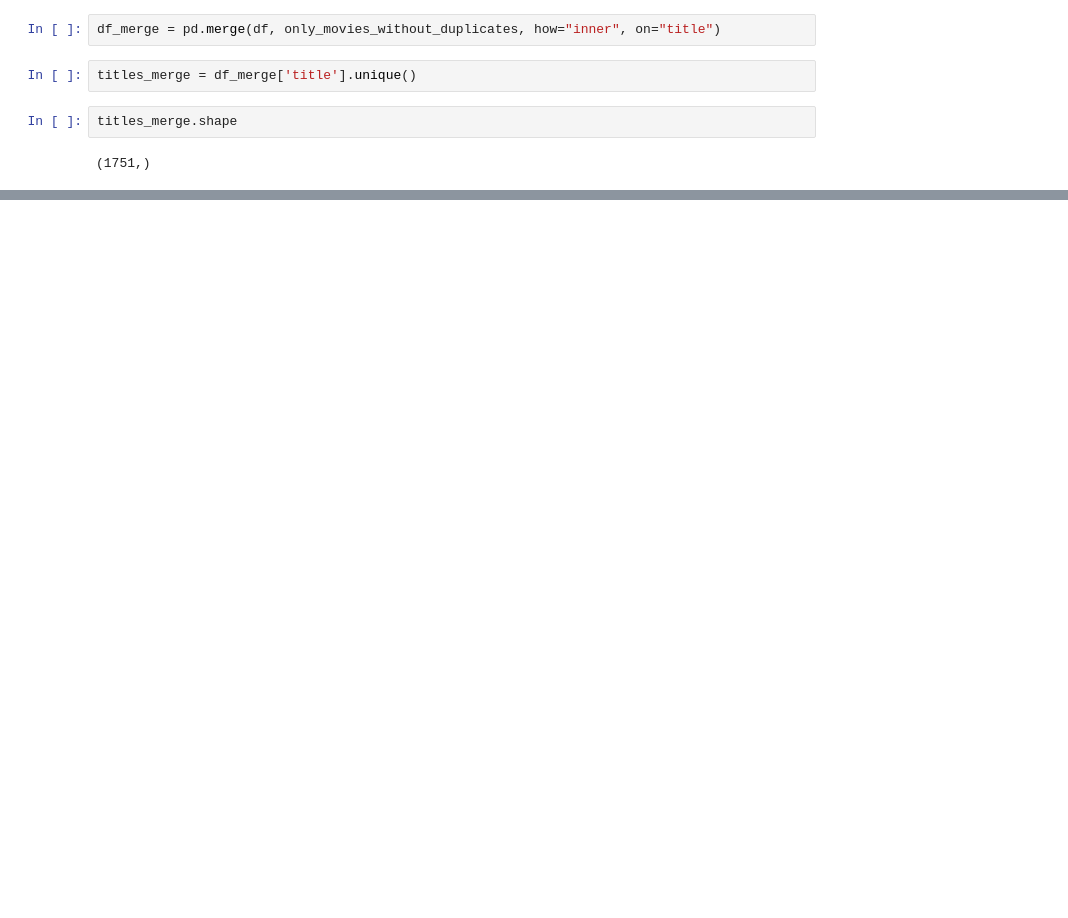
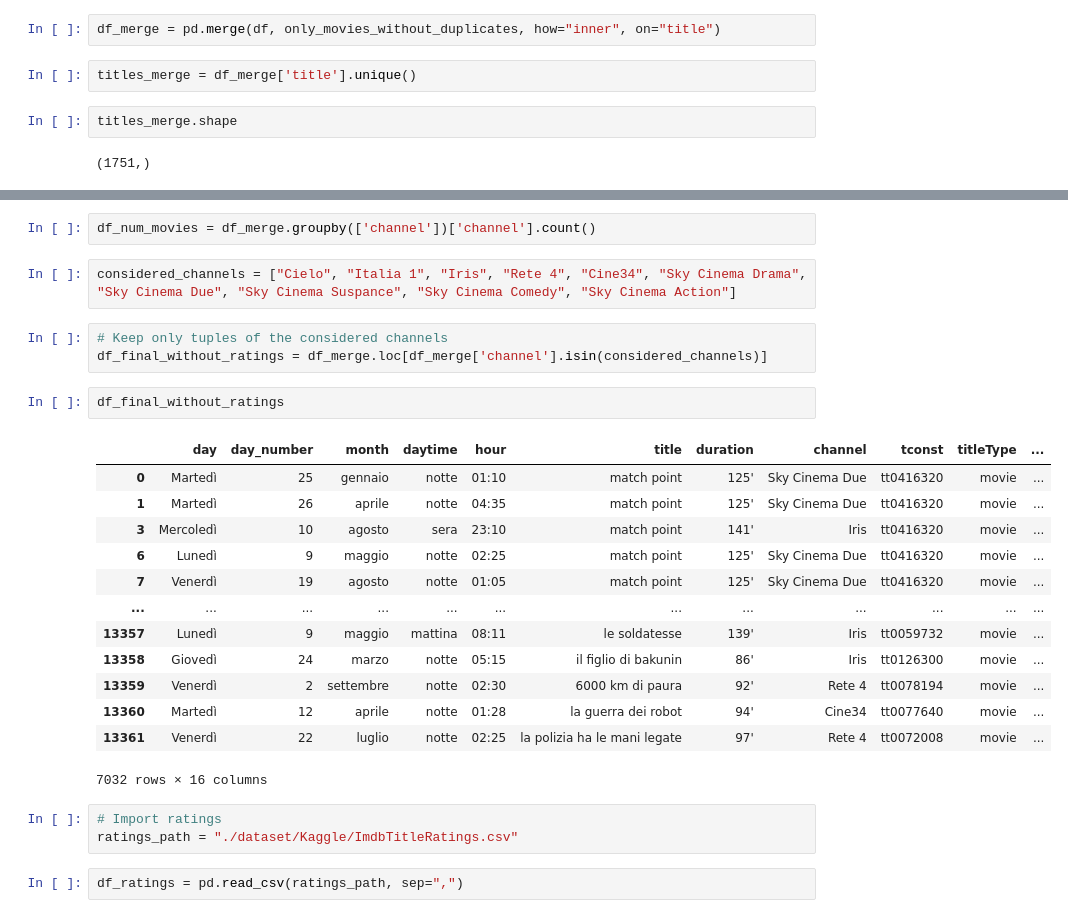
Before and after one commit to florin-git/TV-Movies-Visual-Analytics, a Jupyter notebook: dataset_creation.ipynb, the cells around one changed output, grey strips where cells are left out. Cells and saved outputs as stored; diff of their text form; blank space fills up the shorter version.

Commit message:
Review pre-processing and new dataset

```diff
--- a/dataset_creation.ipynb
+++ b/dataset_creation.ipynb
@@ -83,0 +101,28 @@ titles_merge.shape
+# %%
+df_num_movies = df_merge.groupby(['channel'])['channel'].count()
+# %%
+considered_channels = ["Cielo", "Italia 1", "Iris", "Rete 4", "Cine34", "Sky Cinema Drama", "Sky Cinema Due", "Sky Cinema Suspance", "Sky Cinema Comedy", "Sky Cinema Action"]
+# %%
+# Keep only tuples of the considered channels
+df_final_without_ratings = df_merge.loc[df_merge['channel'].isin(considered_channels)]
+# %%
+df_final_without_ratings
+# %% [output]
+|  | day | day_number | month | daytime | hour | title | duration | channel | tconst | titleType | ... |
+| 0 | Martedì | 25 | gennaio | notte | 01:10 | match point | 125' | Sky Cinema Due | tt0416320 | movie | ... |
+| 1 | Martedì | 26 | aprile | notte | 04:35 | match point | 125' | Sky Cinema Due | tt0416320 | movie | ... |
+| 3 | Mercoledì | 10 | agosto | sera | 23:10 | match point | 141' | Iris | tt0416320 | movie | ... |
+| 6 | Lunedì | 9 | maggio | notte | 02:25 | match point | 125' | Sky Cinema Due | tt0416320 | movie | ... |
+| 7 | Venerdì | 19 | agosto | notte | 01:05 | match point | 125' | Sky Cinema Due | tt0416320 | movie | ... |
+| ... | ... | ... | ... | ... | ... | ... | ... | ... | ... | ... | ... |
+| 13357 | Lunedì | 9 | maggio | mattina | 08:11 | le soldatesse | 139' | Iris | tt0059732 | movie | ... |
+| 13358 | Giovedì | 24 | marzo | notte | 05:15 | il figlio di bakunin | 86' | Iris | tt0126300 | movie | ... |
+| 13359 | Venerdì | 2 | settembre | notte | 02:30 | 6000 km di paura | 92' | Rete 4 | tt0078194 | movie | ... |
+| 13360 | Martedì | 12 | aprile | notte | 01:28 | la guerra dei robot | 94' | Cine34 | tt0077640 | movie | ... |
+| 13361 | Venerdì | 22 | luglio | notte | 02:25 | la polizia ha le mani legate | 97' | Rete 4 | tt0072008 | movie | ... |
+7032 rows × 16 columns
+# %%
+# Import ratings
+ratings_path = "./dataset/Kaggle/ImdbTitleRatings.csv"
+# %%
+df_ratings = pd.read_csv(ratings_path, sep=",")
```
Also changed, not shown: parts of 39 cells of this notebook, 1 other file.
